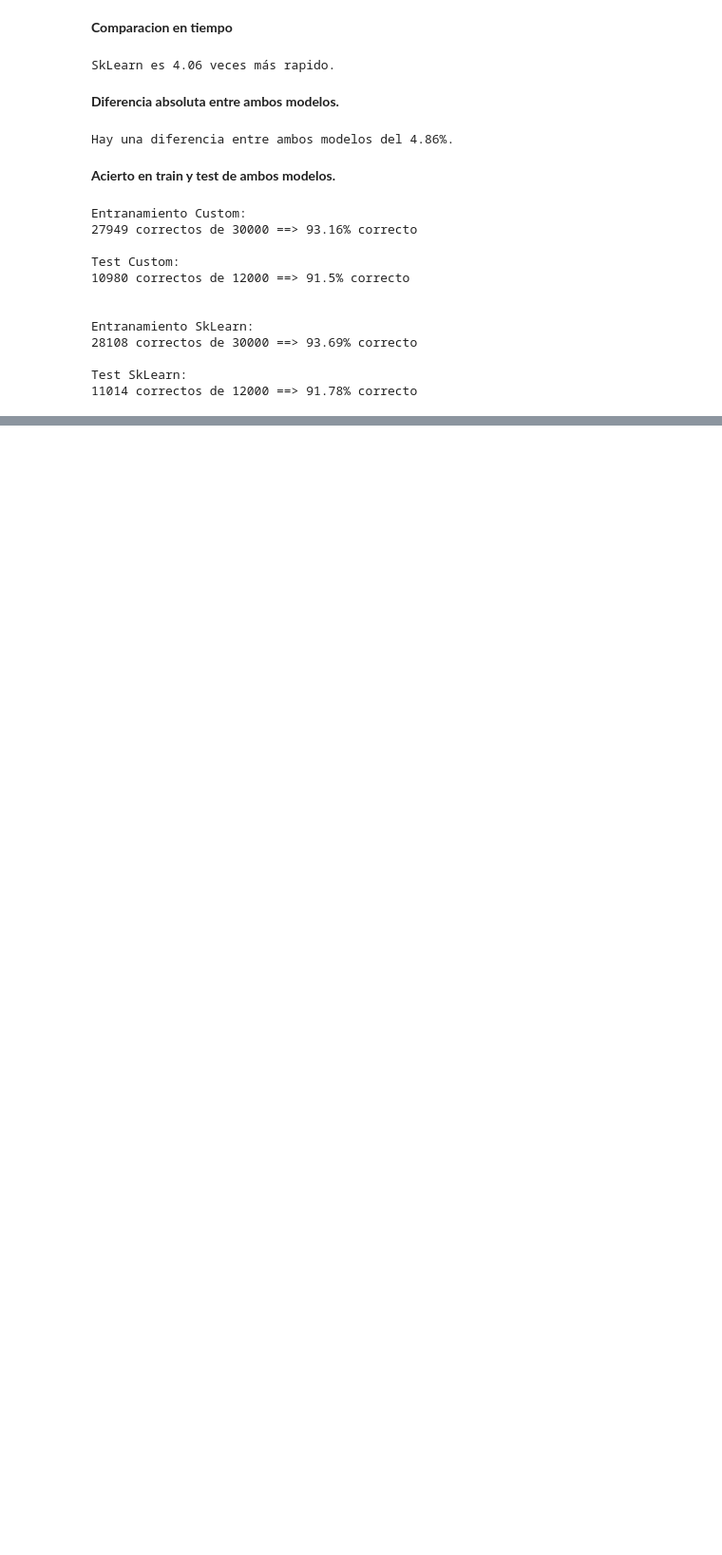
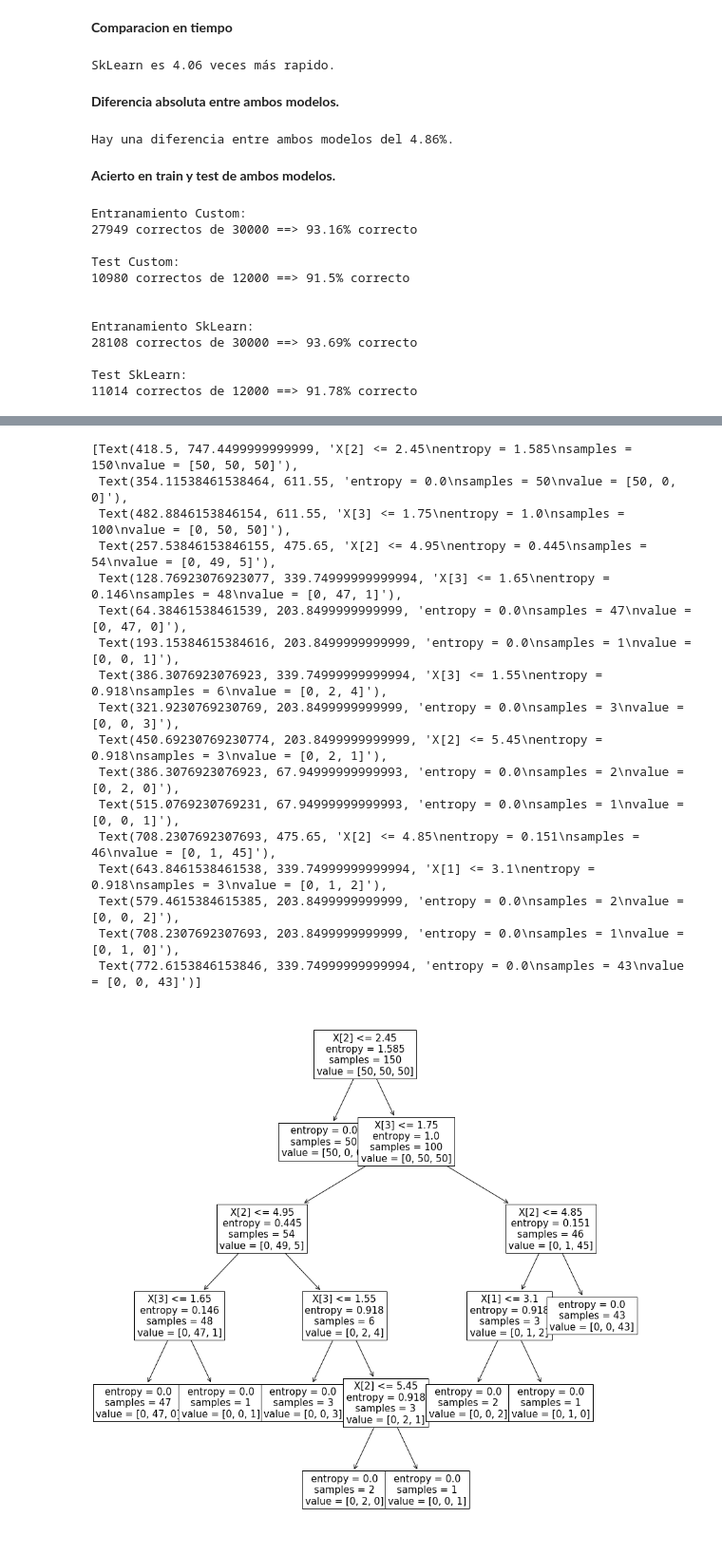
Before and after one commit to YonatanRA/clases_datamex0320, a Jupyter notebook: w6_d3 - Supervised, Guided Lesson.ipynb, the cells around one changed output, grey strips where cells are left out. Shown: that part at 95% size. Drawn from its saved outputs; the diff is of its cells as text; code cells hidden in the pictures; blank space fills up the shorter version.

```diff
--- a/w6_d3 - Supervised, Guided Lesson.ipynb
+++ b/w6_d3 - Supervised, Guided Lesson.ipynb
@@ -812,0 +820,4 @@ Test SkLearn:
+# %%
+dtc=DTC(criterion='entropy')
+
+dtc.fit(load_iris().data, load_iris().target)
@@ -812,0 +831,24 @@ Test SkLearn:
+# %%
+from sklearn.tree import plot_tree
+
+plt.figure(figsize=(15, 15))
+plot_tree(dtc, fontsize=15)
+# %% [output]
+[Text(418.5, 747.4499999999999, 'X[2] <= 2.45\nentropy = 1.585\nsamples = 150\nvalue = [50, 50, 50]'),
+ Text(354.11538461538464, 611.55, 'entropy = 0.0\nsamples = 50\nvalue = [50, 0, 0]'),
+ Text(482.8846153846154, 611.55, 'X[3] <= 1.75\nentropy = 1.0\nsamples = 100\nvalue = [0, 50, 50]'),
+ Text(257.53846153846155, 475.65, 'X[2] <= 4.95\nentropy = 0.445\nsamples = 54\nvalue = [0, 49, 5]'),
+ Text(128.76923076923077, 339.74999999999994, 'X[3] <= 1.65\nentropy = 0.146\nsamples = 48\nvalue = [0, 47, 1]'),
+ Text(64.38461538461539, 203.8499999999999, 'entropy = 0.0\nsamples = 47\nvalue = [0, 47, 0]'),
+ Text(193.15384615384616, 203.8499999999999, 'entropy = 0.0\nsamples = 1\nvalue = [0, 0, 1]'),
+ Text(386.3076923076923, 339.74999999999994, 'X[3] <= 1.55\nentropy = 0.918\nsamples = 6\nvalue = [0, 2, 4]'),
+ Text(321.9230769230769, 203.8499999999999, 'entropy = 0.0\nsamples = 3\nvalue = [0, 0, 3]'),
+ Text(450.69230769230774, 203.8499999999999, 'X[2] <= 5.45\nentropy = 0.918\nsamples = 3\nvalue = [0, 2, 1]'),
+ Text(386.3076923076923, 67.94999999999993, 'entropy = 0.0\nsamples = 2\nvalue = [0, 2, 0]'),
+ Text(515.0769230769231, 67.94999999999993, 'entropy = 0.0\nsamples = 1\nvalue = [0, 0, 1]'),
+ Text(708.2307692307693, 475.65, 'X[2] <= 4.85\nentropy = 0.151\nsamples = 46\nvalue = [0, 1, 45]'),
+ Text(643.8461538461538, 339.74999999999994, 'X[1] <= 3.1\nentropy = 0.918\nsamples = 3\nvalue = [0, 1, 2]'),
+ Text(579.4615384615385, 203.8499999999999, 'entropy = 0.0\nsamples = 2\nvalue = [0, 0, 2]'),
+ Text(708.2307692307693, 203.8499999999999, 'entropy = 0.0\nsamples = 1\nvalue = [0, 1, 0]'),
+ Text(772.6153846153846, 339.74999999999994, 'entropy = 0.0\nsamples = 43\nvalue = [0, 0, 43]')]
+[figure, added]
```
Also changed, not shown: parts of 26 cells of this notebook.
